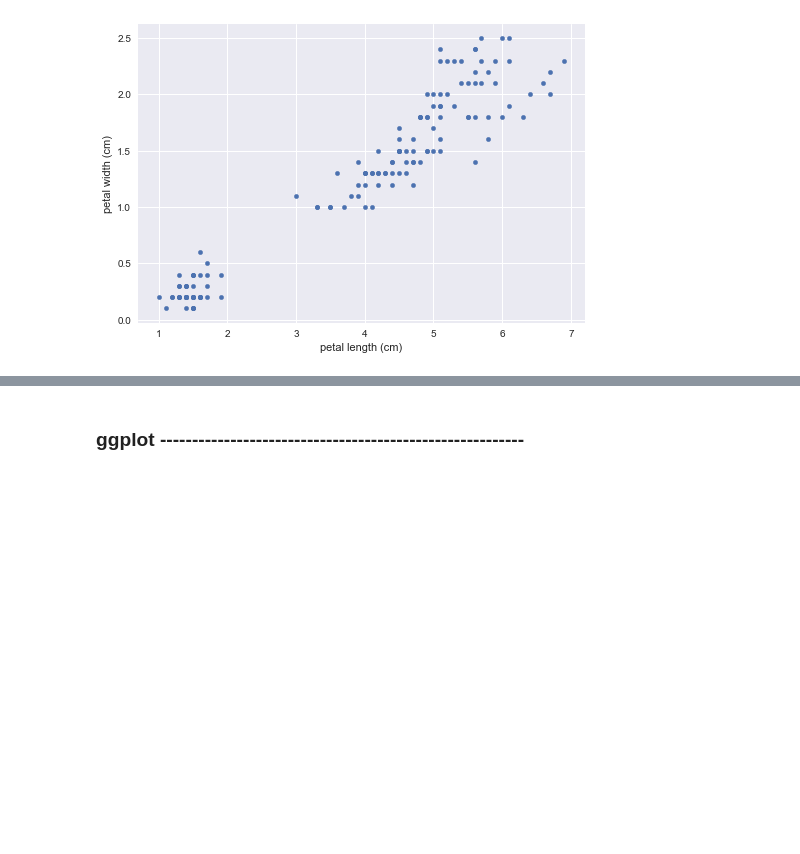
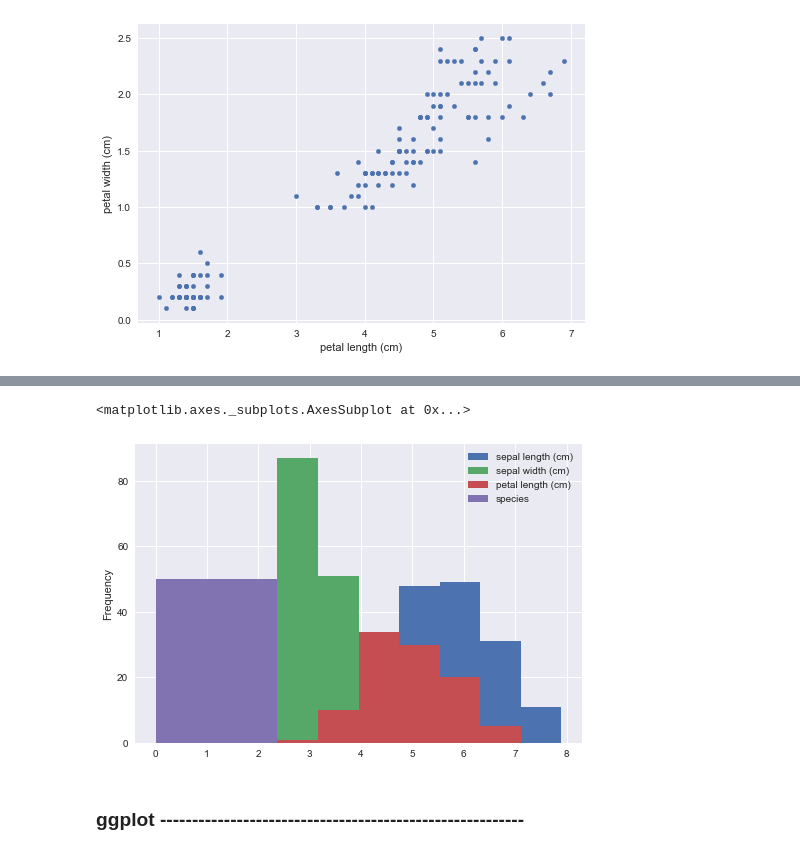
Before and after one commit to blindseth/dadata, a Jupyter notebook: graphing.ipynb, the cells around one changed output, grey strips where cells are left out. Saved outputs shown, nothing was run; the diff lists cells and outputs as text; code cells hidden in the pictures; blank space fills up the shorter version.

```diff
--- a/graphing.ipynb
+++ b/graphing.ipynb
@@ -205,2 +219,7 @@ df_iri.plot(kind="scatter",x="petal length (cm)", y="petal width (cm)")
+# %%
+df_iri.plot(kind="hist", x="petal width (cm)")
+# %% [output]
+<matplotlib.axes._subplots.AxesSubplot at 0x...>
+[figure, added]
 # %% [markdown]
 ### ggplot ---------------------------------------------------------
```
Also changed, not shown: parts of 2 cells of this notebook.
